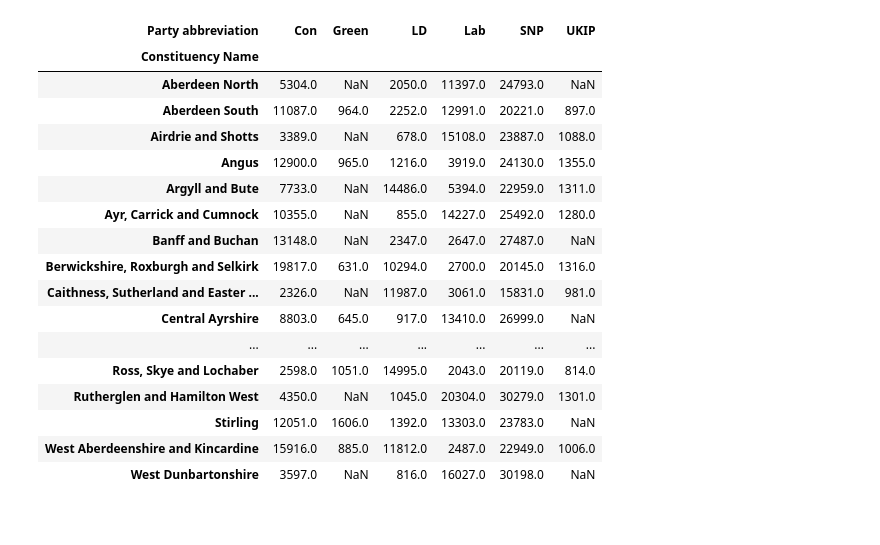
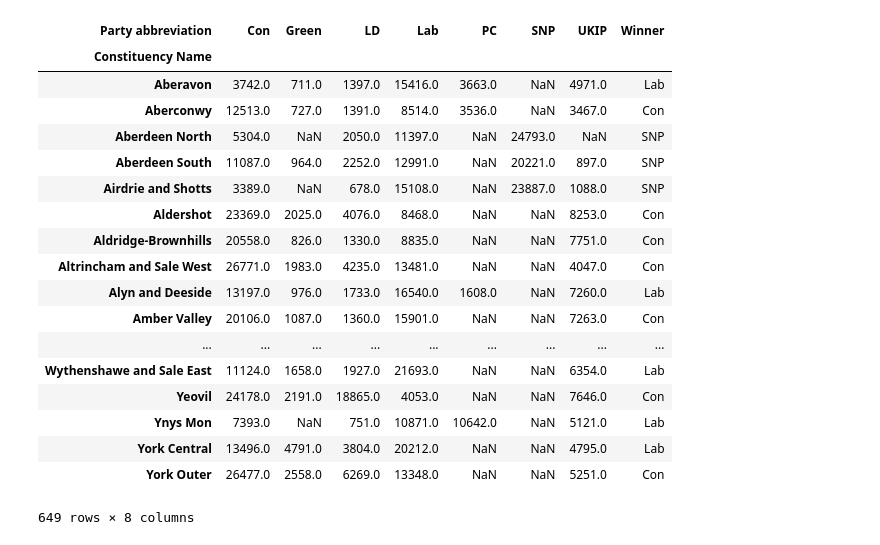
Before and after one commit to maxspencer/election-notebooks, a Jupyter notebook: 2015 election.ipynb, the cells around one changed output. Drawn from its saved outputs; the diff is of its cells as text; code cells hidden in the pictures.

Commit message:
Colour depends on winner

```diff
--- a/2015 election.ipynb
+++ b/2015 election.ipynb
@@ -17,26 +21,27 @@ with urlopen('http://www.electoralcommission.org.uk/__data/assets/file/0004/1916
                 results_2015 = pd.read_csv(results_file, encoding='latin_1')
 # %%
 df = results_2015[['Constituency Name', 'Party abbreviation', 'Votes']]
-df = df[df['Party abbreviation'].isin(['Con','Lab','LD','SNP','UKIP','Green'])]
+df = df[df['Party abbreviation'].isin(['Con','Lab','LD','SNP','UKIP','Green','PC'])]
 con_lab = df.pivot(index='Constituency Name', columns='Party abbreviation', values='Votes')
-snp = con_lab.loc[lambda df: df.SNP > 0, :]
-snp
+con_lab['Winner'] = con_lab.idxmax(axis=1)
+con_lab
 # %% [output]
-| Party abbreviation | Con | Green | LD | Lab | SNP | UKIP |
-| Constituency Name |  |  |  |  |  |  |
-| Aberdeen North | 5304.0 | NaN | 2050.0 | 11397.0 | 24793.0 | NaN |
-| Aberdeen South | 11087.0 | 964.0 | 2252.0 | 12991.0 | 20221.0 | 897.0 |
-| Airdrie and Shotts | 3389.0 | NaN | 678.0 | 15108.0 | 23887.0 | 1088.0 |
-| Angus | 12900.0 | 965.0 | 1216.0 | 3919.0 | 24130.0 | 1355.0 |
-| Argyll and Bute | 7733.0 | NaN | 14486.0 | 5394.0 | 22959.0 | 1311.0 |
-| Ayr, Carrick and Cumnock | 10355.0 | NaN | 855.0 | 14227.0 | 25492.0 | 1280.0 |
-| Banff and Buchan | 13148.0 | NaN | 2347.0 | 2647.0 | 27487.0 | NaN |
-| Berwickshire, Roxburgh and Selkirk | 19817.0 | 631.0 | 10294.0 | 2700.0 | 20145.0 | 1316.0 |
-| Caithness, Sutherland and Easter ... | 2326.0 | NaN | 11987.0 | 3061.0 | 15831.0 | 981.0 |
-| Central Ayrshire | 8803.0 | 645.0 | 917.0 | 13410.0 | 26999.0 | NaN |
-| ... | ... | ... | ... | ... | ... | ... |
-| Ross, Skye and Lochaber | 2598.0 | 1051.0 | 14995.0 | 2043.0 | 20119.0 | 814.0 |
-| Rutherglen and Hamilton West | 4350.0 | NaN | 1045.0 | 20304.0 | 30279.0 | 1301.0 |
-| Stirling | 12051.0 | 1606.0 | 1392.0 | 13303.0 | 23783.0 | NaN |
-| West Aberdeenshire and Kincardine | 15916.0 | 885.0 | 11812.0 | 2487.0 | 22949.0 | 1006.0 |
-| West Dunbartonshire | 3597.0 | NaN | 816.0 | 16027.0 | 30198.0 | NaN |
+| Party abbreviation | Con | Green | LD | Lab | PC | SNP | UKIP | Winner |
+| Constituency Name |  |  |  |  |  |  |  |  |
+| Aberavon | 3742.0 | 711.0 | 1397.0 | 15416.0 | 3663.0 | NaN | 4971.0 | Lab |
+| Aberconwy | 12513.0 | 727.0 | 1391.0 | 8514.0 | 3536.0 | NaN | 3467.0 | Con |
+| Aberdeen North | 5304.0 | NaN | 2050.0 | 11397.0 | NaN | 24793.0 | NaN | SNP |
+| Aberdeen South | 11087.0 | 964.0 | 2252.0 | 12991.0 | NaN | 20221.0 | 897.0 | SNP |
+| Airdrie and Shotts | 3389.0 | NaN | 678.0 | 15108.0 | NaN | 23887.0 | 1088.0 | SNP |
+| Aldershot | 23369.0 | 2025.0 | 4076.0 | 8468.0 | NaN | NaN | 8253.0 | Con |
+| Aldridge-Brownhills | 20558.0 | 826.0 | 1330.0 | 8835.0 | NaN | NaN | 7751.0 | Con |
+| Altrincham and Sale West | 26771.0 | 1983.0 | 4235.0 | 13481.0 | NaN | NaN | 4047.0 | Con |
+| Alyn and Deeside | 13197.0 | 976.0 | 1733.0 | 16540.0 | 1608.0 | NaN | 7260.0 | Lab |
+| Amber Valley | 20106.0 | 1087.0 | 1360.0 | 15901.0 | NaN | NaN | 7263.0 | Con |
+| ... | ... | ... | ... | ... | ... | ... | ... | ... |
+| Wythenshawe and Sale East | 11124.0 | 1658.0 | 1927.0 | 21693.0 | NaN | NaN | 6354.0 | Lab |
+| Yeovil | 24178.0 | 2191.0 | 18865.0 | 4053.0 | NaN | NaN | 7646.0 | Con |
+| Ynys Mon | 7393.0 | NaN | 751.0 | 10871.0 | 10642.0 | NaN | 5121.0 | Lab |
+| York Central | 13496.0 | 4791.0 | 3804.0 | 20212.0 | NaN | NaN | 4795.0 | Lab |
+| York Outer | 26477.0 | 2558.0 | 6269.0 | 13348.0 | NaN | NaN | 5251.0 | Con |
+649 rows × 8 columns
```
Also changed, not shown: parts of 3 cells of this notebook.
